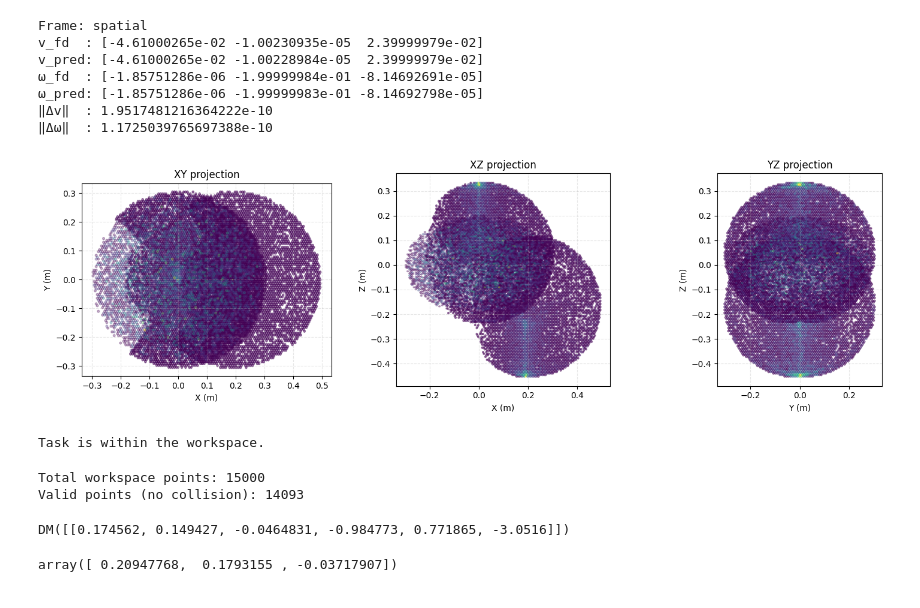
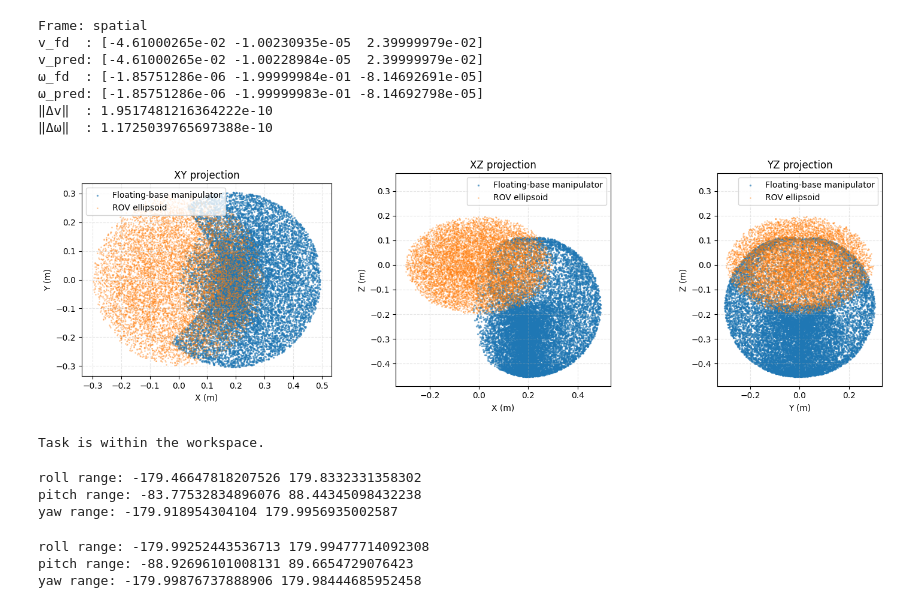
Before and after one commit to edxmorgan/floating-KinDyn, a Jupyter notebook: usage/robot_kinematics.ipynb, the cells around one changed output. Saved outputs shown, nothing was run; the diff lists cells and outputs as text; code cells hidden in the pictures.

```diff
--- a/usage/robot_kinematics.ipynb
+++ b/usage/robot_kinematics.ipynb
@@ -186,7 +186,7 @@ def _limits_from_data(arrs, pad=0.05):
 
 
 def plot_workspace_2d(positions_fb, positions_fx, extra_pts=None,
-                      s_fb=2, s_fx=2, s_extra=1, lims=None, use_hexbin=True, gridsize=80):
+                      s_fb=2, s_fx=2, s_extra=1, lims=None, use_hexbin=False, gridsize=80):
     """
     XY, XZ, YZ projections in a single row with equal aspect and shared limits per view.
     """
@@ -205,34 +205,34 @@ def plot_workspace_2d(positions_fb, positions_fx, extra_pts=None,
                 (Pex[:, [i, j]] if Pex is not None else None)
             ])
         else:
             mins2 = np.array(lims[0])[ [i, j] ]
             maxs2 = np.array(lims[1])[ [i, j] ]
 
         if use_hexbin:
             ax.hexbin(Pfb[:, i], Pfb[:, j], gridsize=gridsize, mincnt=1, alpha=0.5)
             ax.hexbin(Pfx[:, i], Pfx[:, j], gridsize=gridsize, mincnt=1, alpha=0.5)
             if Pex is not None:
                 ax.hexbin(Pex[:, i], Pex[:, j], gridsize=gridsize, mincnt=1, alpha=0.3)
         else:
             ax.scatter(Pfb[:, i], Pfb[:, j], s=s_fb, alpha=0.5, label='Floating-base manipulator')
             # ax.scatter(Pfx[:, i], Pfx[:, j], s=s_fx, alpha=0.5, label='Fixed-base manipulator')
             if Pex is not None:
                 ax.scatter(Pex[:, i], Pex[:, j], s=s_extra, alpha=0.3, label='ROV ellipsoid')
 
         ax.set_xlabel(f'{ax0} (m)'); ax.set_ylabel(f'{ax1} (m)')
         ax.set_xlim(mins2[0], maxs2[0]); ax.set_ylim(mins2[1], maxs2[1])
         ax.set_aspect('equal', 'box'); ax.grid(True, linestyle='--', alpha=0.3)
         ax.set_title(f'{ax0}{ax1} projection')
         if not use_hexbin:
             ax.legend(loc='best')
 
     plt.tight_layout()
     plt.show()
 
 floating_base_ellipsoid_clpts = generate_rov_ellipsoid(a=0.3, b=0.3, c=0.2, num_points=10000)
 plot_workspace_2d(positions_fb, positions_fx, extra_pts=floating_base_ellipsoid_clpts)
 # %% [output]
-[figure, old version]
+[figure, new version]
 # %%
 # Precompute convex hull from your workspace points (positions_fb: (N x 3) array)
 workspace_hull = ConvexHull(workspace_points)
@@ -260,35 +262,6 @@ else:
     print("Task is out-of-workspace.")
 # %% [output]
 Task is within the workspace.
-# %%
-def in_hull(points, hull, tol=1e-9):
-    """
-    Vectorized test: returns a boolean mask of which points are inside `hull`.
-    points: (N, d)
-    hull.equations: (F, d+1), rows are [normal, offset]
-    """
-    A = hull.equations[:, :-1]   # normals
-    b = hull.equations[:, -1]    # offsets
-    # shape: (N, F)
-    vals = points @ A.T + b
-    return np.all(vals <= tol, axis=1)
-
-# 1. Points that are inside the workspace hull
-# (will typically all be True if workspace_points built that hull)
-inside_workspace = in_hull(workspace_points, workspace_hull)
-
-# 2. Points that are inside the floating base hull
-inside_vehicle = in_hull(workspace_points, floating_base_hull)
-
-# 3. Valid points: inside workspace and not inside vehicle
-valid_mask = inside_workspace & (~inside_vehicle)
-valid_workspace_points = workspace_points[valid_mask]
-
-print("Total workspace points:", workspace_points.shape[0])
-print("Valid points (no collision):", valid_workspace_points.shape[0])
-# %% [output]
-Total workspace points: 15000
-Valid points (no collision): 14093
 # %%
 def sample_valid_workspace_points(k, valid_points):
     """
@@ -310,9 +288,41 @@ fk_eval_vec = fk_eval.map(N)
 # q012_fun.save("ik_eval.casadi")
 # %%
-fk_eval_vec(joint_workspace_samples.T, [0.0, 0.0, 0.0, 0.0, 0.0, 0.0], [0.0, 0.0, 0.0, 0.0, 0.0, 0.0]).T[80,:]
+out_underarm = fk_eval_underarm_vec(
+    joint_workspace_underarm_samples.T,
+    [0.0, 0.0, 0.0, 0.0, 0.0, 0.0],
+    [0.0, 0.0, 0.0, 0.0, 0.0, 0.0]
+).T
+
+rpy_rad = out_underarm[:, 3:6]
+rpy_deg_underarm = np.degrees(rpy_rad)
+
+angle_min = rpy_deg_underarm.min(axis=0)
+angle_max = rpy_deg_underarm.max(axis=0)
+
+print("roll range:", angle_min[0], angle_max[0])
+print("pitch range:", angle_min[1], angle_max[1])
+print("yaw range:", angle_min[2], angle_max[2])
 # %% [output]
-DM([[0.174562, 0.149427, -0.0464831, -0.984773, 0.771865, -3.0516]])
+roll range: -179.46647818207526 179.8332331358302
+pitch range: -83.77532834896076 88.44345098432238
+yaw range: -179.918954304104 179.9956935002587
-# %%
-samples[80,:]
-# %% [output]
-array([ 0.20947768,  0.1793155 , -0.03717907])
+# %%
+out_overarm = fk_eval_overarm_vec(
+    joint_workspace_overarm_samples.T,
+    [0.0, 0.0, 0.0, 0.0, 0.0, 0.0],
+    [0.0, 0.0, 0.0, 0.0, 0.0, 0.0]
+).T
+
+rpy_rad = out_overarm[:, 3:6]
+rpy_deg_overarm = np.degrees(rpy_rad)
+
+angle_min = rpy_deg_overarm.min(axis=0)
+angle_max = rpy_deg_overarm.max(axis=0)
+
+print("roll range:", angle_min[0], angle_max[0])
+print("pitch range:", angle_min[1], angle_max[1])
+print("yaw range:", angle_min[2], angle_max[2])
+# %% [output]
+roll range: -179.99252443536713 179.99477714092308
+pitch range: -88.92696101008131 89.6654729076423
+yaw range: -179.99876737888906 179.98444685952458
```
Also changed, not shown: parts of 3 cells of this notebook, 2 other files.
